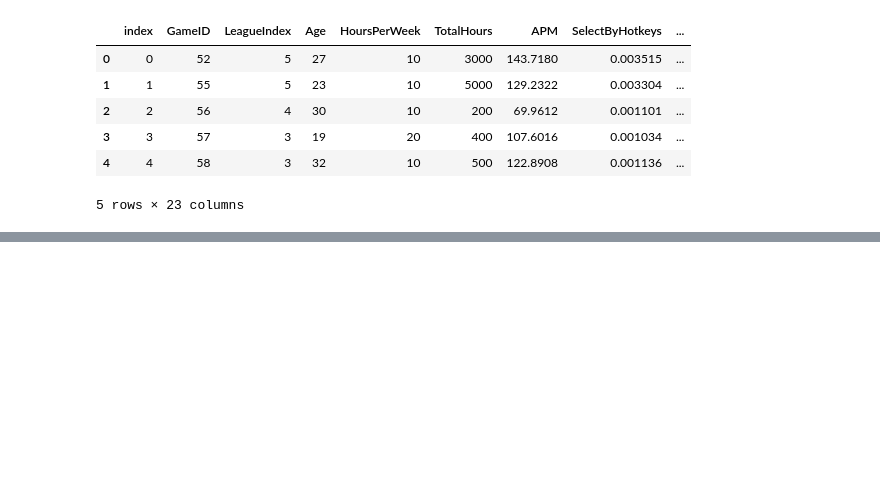
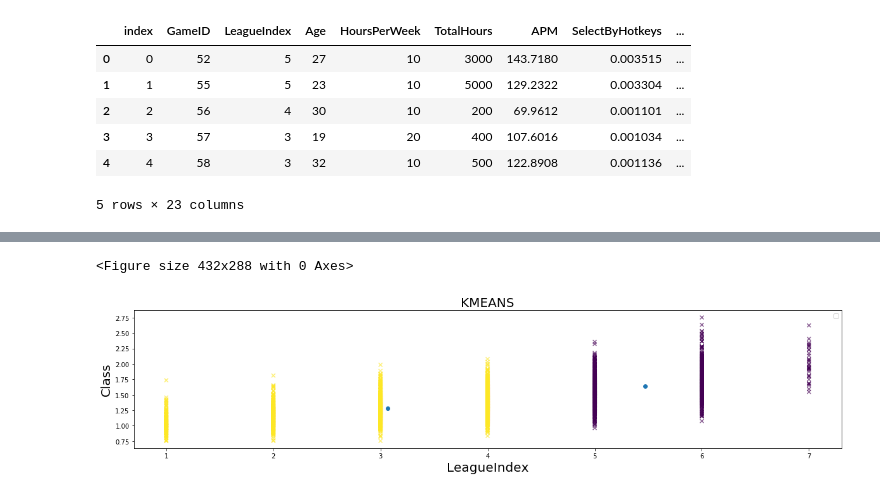
Before and after one commit to AlonsoDiCandia14/Teoria_Informacion, a Jupyter notebook: MP02/MP02.ipynb, the cells around one changed output, grey strips where cells are left out. Saved outputs shown, nothing was run; the diff lists cells and outputs as text; code cells hidden in the pictures; blank space fills up the shorter version.

```diff
--- a/MP02/MP02.ipynb
+++ b/MP02/MP02.ipynb
@@ -157,0 +167,30 @@ pl.contourf(xx,yy_second,y_predic_second,cmap=pl.cm.Accent, alpha=0.8)
+# %%
+from sklearn import cluster
+km = ''
+#km = cluster.KMeans(n_clusters=2)
+#km = cluster.KMeans(n_clusters=2, init = np.array([[-0.5, -0.5], [2.5, 1.5]]))
+km = cluster.KMeans(n_clusters=2,init = np.array([[6.0, 1.5], [2.5, 1.5]]))
+#km = cluster.KMeans(n_clusters=3, init = np.array([[-0.5, -0.5], [2.5, 1.5], [0.5, 1.0]]))
+Binario = np.asarray(Binario)
+#print(Binario.shape,x_label[0].reshape((len(x_label[0]),1)).shape)
+km_data = np.asarray([new_table['LeagueIndex'], Y_result1[0]])
+#print(km_data[0])
+km.fit(km_data.transpose())
+
+labels = km.labels_
+#print(km.cluster_centers_[:, 0], km.cluster_centers_[:, 1])
+
+pl.clf()
+pl.figure(figsize = (20,4))
+pl.scatter(km_data[0], km_data[1], c=labels.astype(np.float), marker = "x", alpha = 0.6)
+pl.xlabel("LeagueIndex",fontsize = 20)
+pl.ylabel("Class",fontsize = 20)
+pl.plot (km.cluster_centers_[:, 0], km.cluster_centers_[:, 1], "o")
+pl.title("KMEANS",fontsize = 20)
+#pl.annotate(100, xy = (km.cluster_centers_[:,0][0],km.cluster_centers_[:,0][1]), xytext=(km.cluster_centers_[:,0][0],km.cluster_centers_[:,0][1]), arrowprops=dict(facecolor='red', shrink=0.15))
+#pl.annotate(rb_search, xy = (thr_search,REs[thr_search]), xytext=((thr_search)+20,REs[thr_search]), arrowprops=dict(facecolor='red', shrink=0.15))
+pl.legend('')
+pl.show()
+# %% [output]
+<Figure size 432x288 with 0 Axes>
+[figure, added]
```
Also changed, not shown: parts of 6 cells of this notebook.
